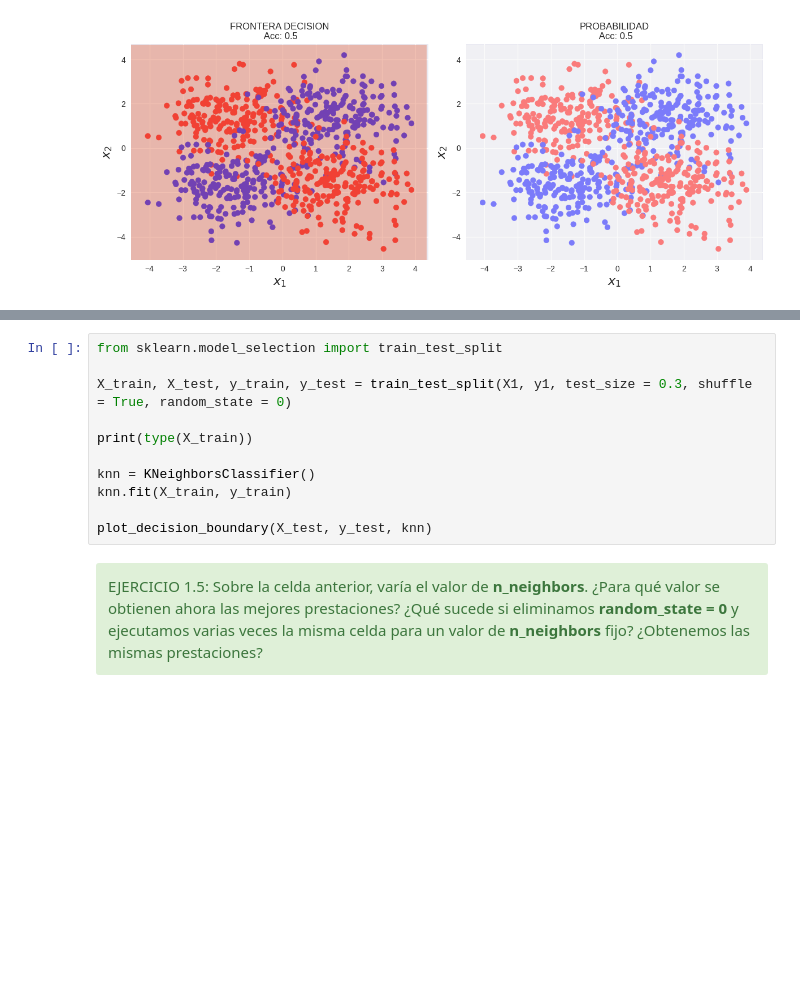
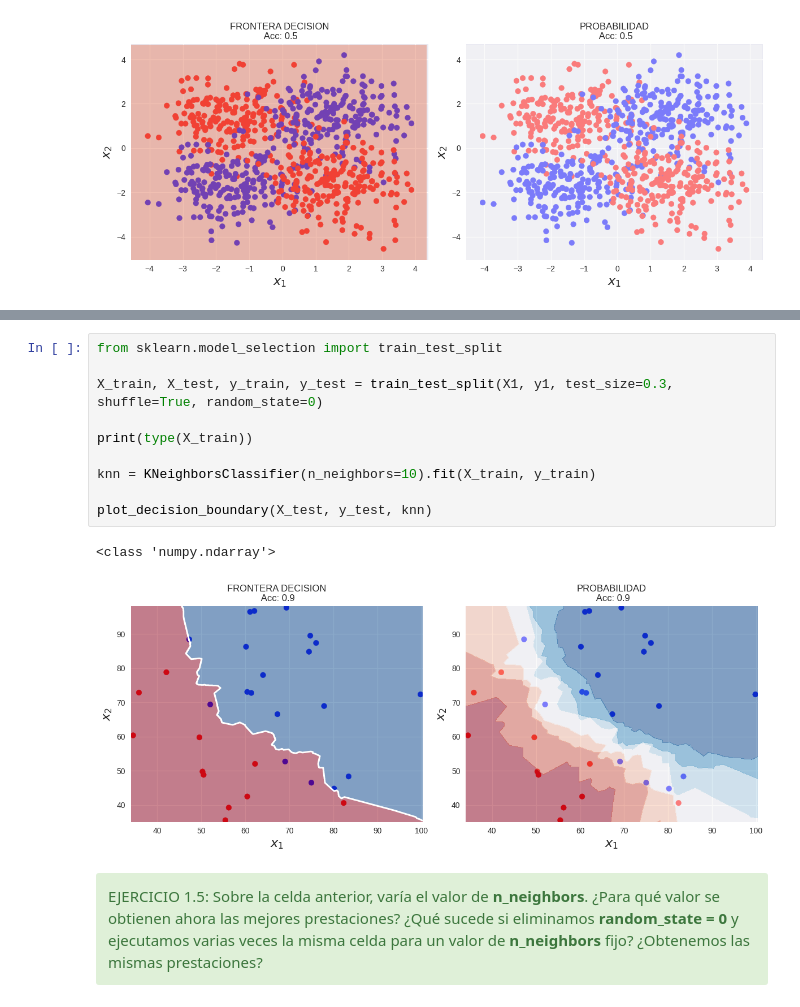
Before and after one commit to Pepe-Padilla/machine-learning, a Jupyter notebook: notebooks/1. Fundamentos de Machine Learning.ipynb, the cells around one changed output, grey strips where cells are left out. Cells and saved outputs as stored; diff of their text form; blank space fills up the shorter version.

```diff
--- a/notebooks/1. Fundamentos de Machine Learning.ipynb
+++ b/notebooks/1. Fundamentos de Machine Learning.ipynb
@@ -425,14 +435,16 @@ Vamos a probar con el primer ejemplo:
 # %%
 from sklearn.model_selection import train_test_split
 
-X_train, X_test, y_train, y_test = train_test_split(X1, y1, test_size = 0.3, shuffle = True, random_state = 0)
+X_train, X_test, y_train, y_test = train_test_split(X1, y1, test_size=0.3, shuffle=True, random_state=0)
 
 print(type(X_train))
 
-knn = KNeighborsClassifier()
-knn.fit(X_train, y_train)
+knn = KNeighborsClassifier(n_neighbors=10).fit(X_train, y_train)
 
 plot_decision_boundary(X_test, y_test, knn)
+# %% [output]
+<class 'numpy.ndarray'>
+[figure, added]
 # %% [markdown]
 <div class = "alert alert-success">
 EJERCICIO 1.5: Sobre la celda anterior, varía el valor de <b>n_neighbors</b>. ¿Para qué valor se obtienen ahora las mejores prestaciones? ¿Qué sucede si eliminamos <b>random_state = 0</b> y ejecutamos varias veces la misma celda para un valor de <b>n_neighbors</b> fijo? ¿Obtenemos las mismas prestaciones?
```
Also changed, not shown: parts of 19 cells of this notebook, 5 other files.
